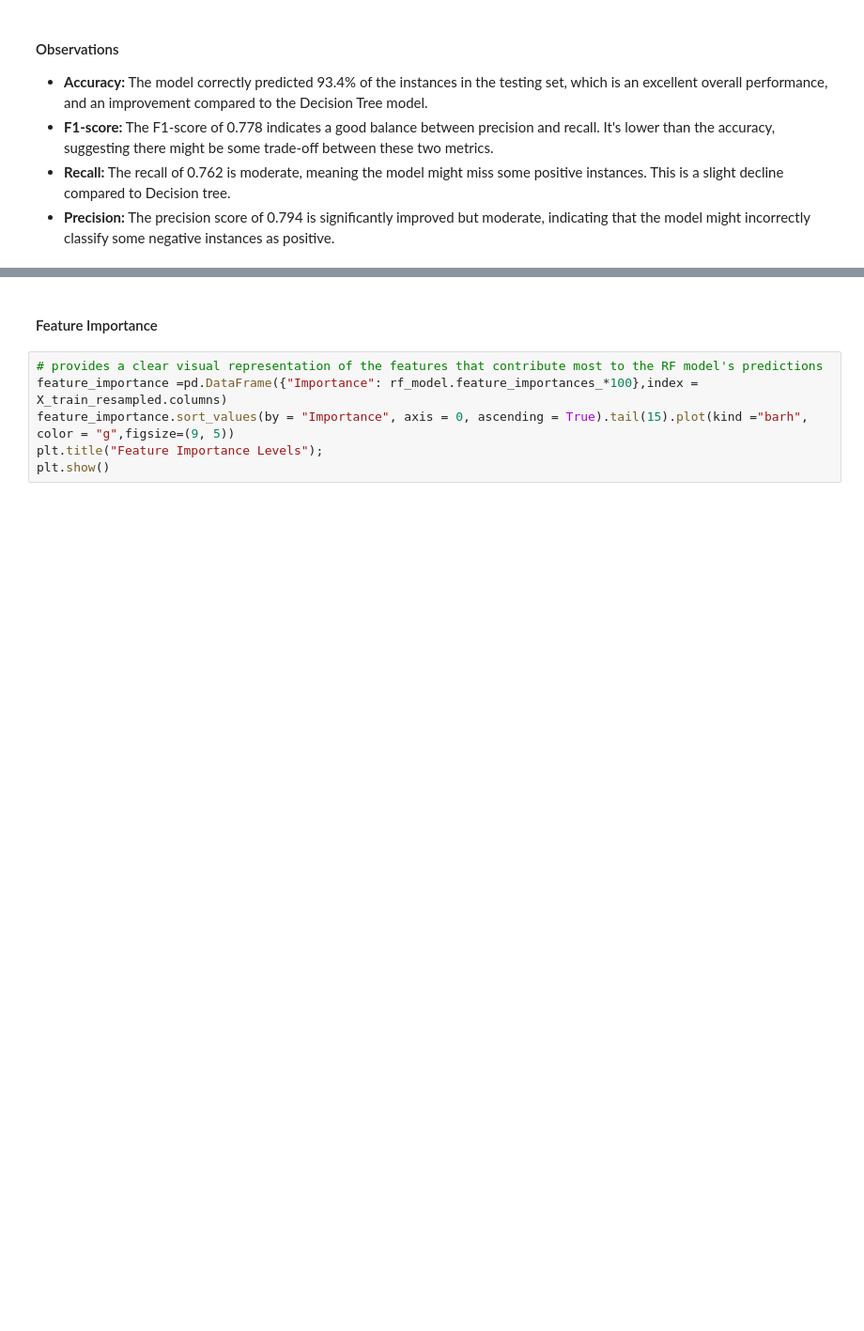
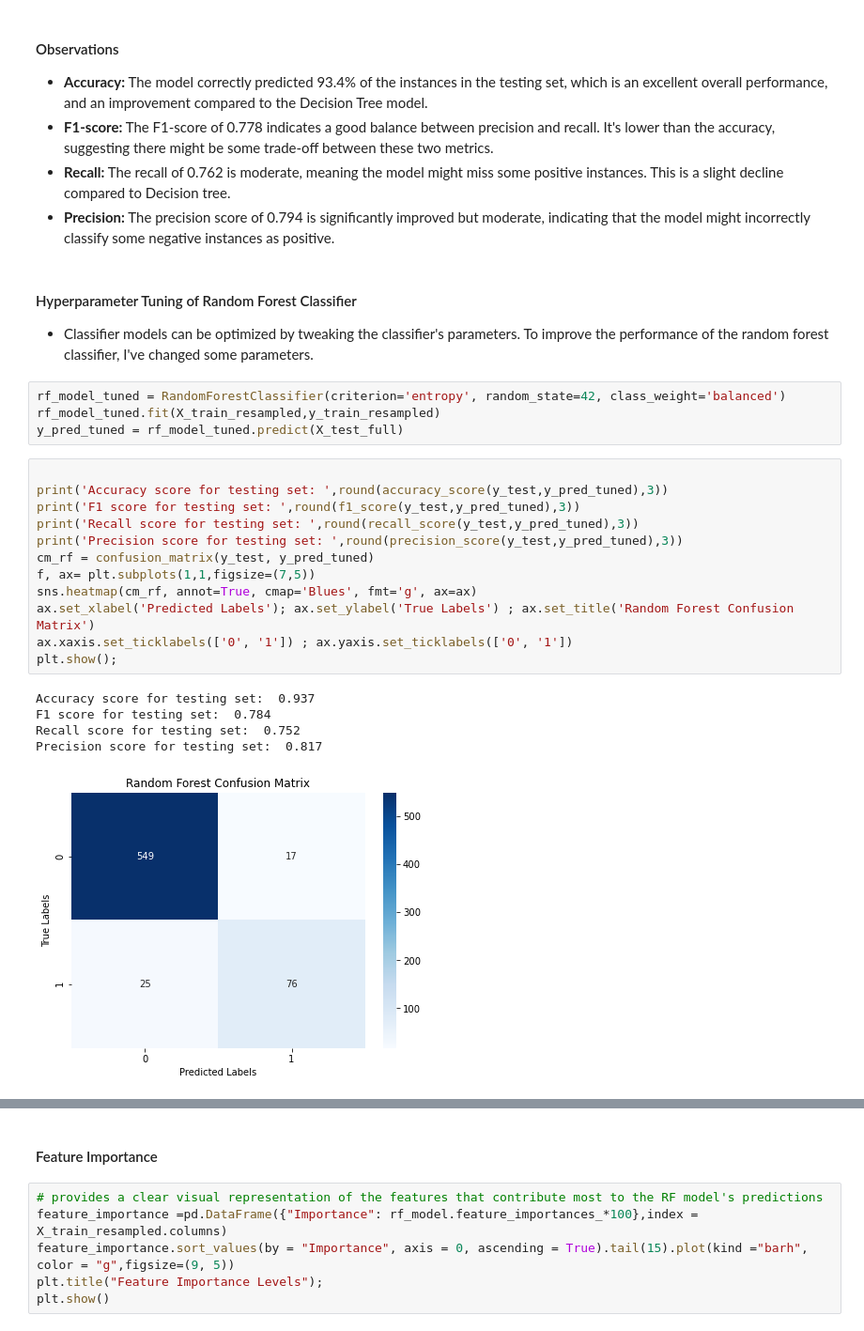
Before and after one commit to joakimTI/SyriaTel-Customer-Churn-Classifier, a Jupyter notebook: index.ipynb, the cells around one changed output, grey strips where cells are left out. Shown at 94% size. Saved outputs shown, nothing was run; the diff lists cells and outputs as text; blank space fills up the shorter version.

```diff
--- a/index.ipynb
+++ b/index.ipynb
@@ -608,3 +608,28 @@ Precision score for testing set:  0.747
 * **F1-score:** The F1-score of 0.778 indicates a good balance between precision and recall. It's lower than the accuracy, suggesting there might be some trade-off between these two metrics.
 * **Recall:** The recall of 0.762 is moderate, meaning the model might miss some positive instances. This is a slight decline compared to Decision tree.
 * **Precision:** The precision score of 0.794 is significantly improved but moderate, indicating that the model might incorrectly classify some negative instances as positive.
+# %% [markdown]
+#### Hyperparameter Tuning of Random Forest Classifier
+* Classifier models can be optimized by tweaking the classifier's parameters. To improve the performance of the random forest classifier, I've changed some parameters.
+# %%
+rf_model_tuned = RandomForestClassifier(criterion='entropy', random_state=42, class_weight='balanced')
+rf_model_tuned.fit(X_train_resampled,y_train_resampled)
+y_pred_tuned = rf_model_tuned.predict(X_test_full)
+# %%
+
+print('Accuracy score for testing set: ',round(accuracy_score(y_test,y_pred_tuned),3))
+print('F1 score for testing set: ',round(f1_score(y_test,y_pred_tuned),3))
+print('Recall score for testing set: ',round(recall_score(y_test,y_pred_tuned),3))
+print('Precision score for testing set: ',round(precision_score(y_test,y_pred_tuned),3))
+cm_rf = confusion_matrix(y_test, y_pred_tuned)
+f, ax= plt.subplots(1,1,figsize=(7,5))
+sns.heatmap(cm_rf, annot=True, cmap='Blues', fmt='g', ax=ax)
+ax.set_xlabel('Predicted Labels'); ax.set_ylabel('True Labels') ; ax.set_title('Random Forest Confusion Matrix')
+ax.xaxis.set_ticklabels(['0', '1']) ; ax.yaxis.set_ticklabels(['0', '1'])
+plt.show();
+# %% [output]
+Accuracy score for testing set:  0.937
+F1 score for testing set:  0.784
+Recall score for testing set:  0.752
+Precision score for testing set:  0.817
+[figure, added]
```
Also changed, not shown: parts of 13 cells of this notebook.
